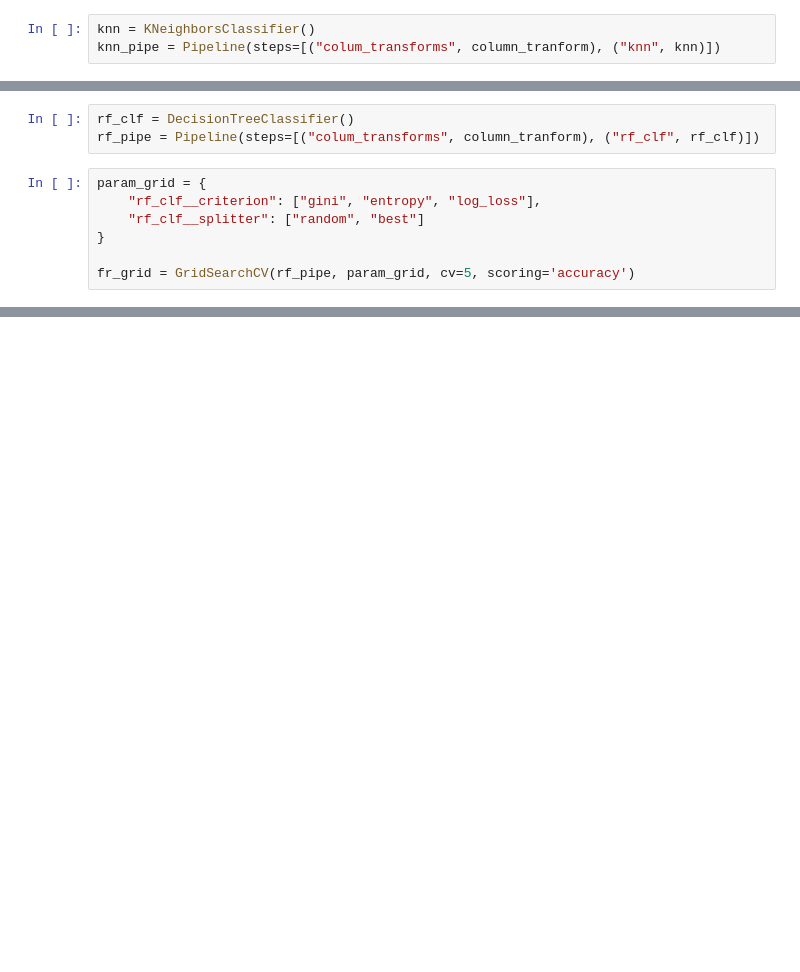
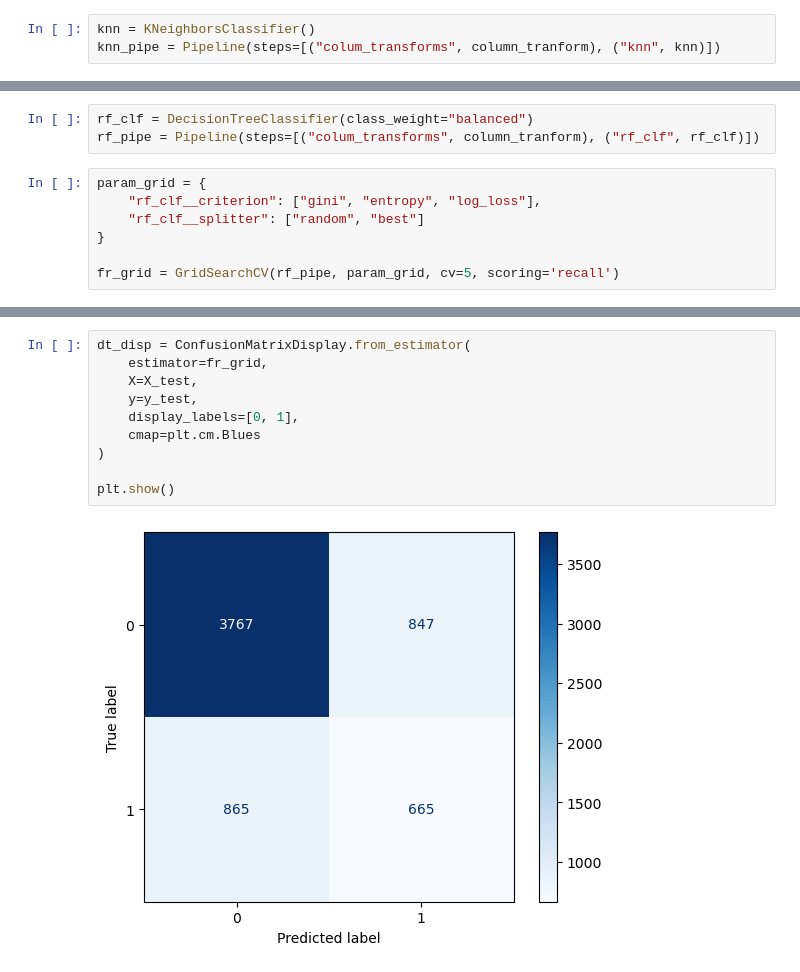
Before and after one commit to gustavo-ren/Adults, a Jupyter notebook: adult_pipeline_v2.ipynb, the cells around one changed output, grey strips where cells are left out. Saved outputs shown, nothing was run; the diff lists cells and outputs as text; blank space fills up the shorter version.

```diff
--- a/adult_pipeline_v2.ipynb
+++ b/adult_pipeline_v2.ipynb
@@ -159,5 +133,5 @@ array([0.78524946, 0.76994031, 0.79055887, 0.81117743, 0.80032556])
 # %%
-rf_clf = DecisionTreeClassifier()
+rf_clf = DecisionTreeClassifier(class_weight="balanced")
 rf_pipe = Pipeline(steps=[("colum_transforms", column_tranform), ("rf_clf", rf_clf)])
 # %%
 param_grid = {
@@ -165,7 +139,7 @@ param_grid = {
     "rf_clf__splitter": ["random", "best"]
 }
 
-fr_grid = GridSearchCV(rf_pipe, param_grid, cv=5, scoring='accuracy')
+fr_grid = GridSearchCV(rf_pipe, param_grid, cv=5, scoring='recall')
 # %%
 fr_grid.fit(X_train, y_train)
 fr_grid.best_params_
@@ -212,0 +209,12 @@ array([0.81236443, 0.79815518, 0.80575149, 0.81551818, 0.80792187])
+# %%
+dt_disp = ConfusionMatrixDisplay.from_estimator(
+    estimator=fr_grid,
+    X=X_test,
+    y=y_test,
+    display_labels=[0, 1],
+    cmap=plt.cm.Blues
+)
+
+plt.show()
+# %% [output]
+[figure, added]
```
Also changed, not shown: parts of 26 cells of this notebook, 3 other files.
